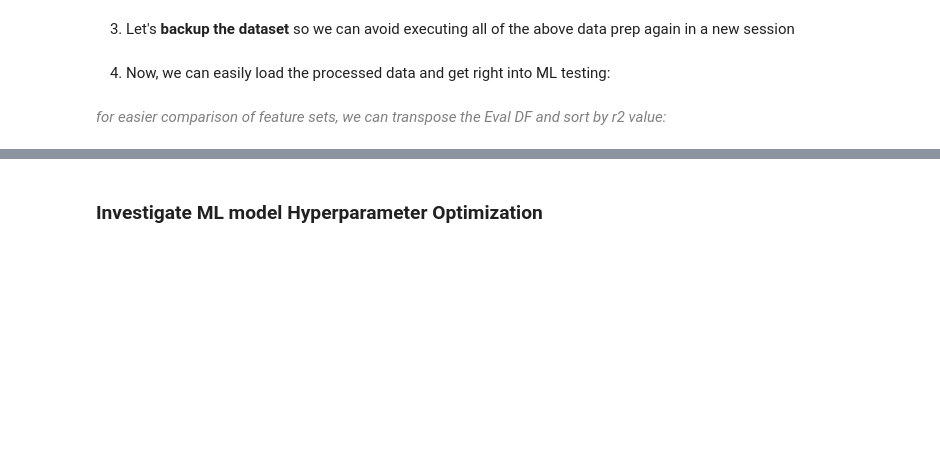
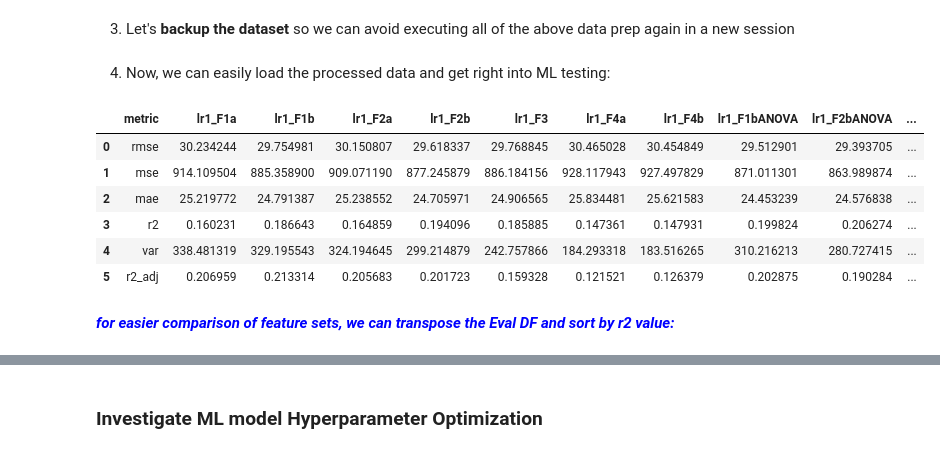
Before and after one commit to mitchism/bioavailability-ML-prediction, a Jupyter notebook: 05 - ML Trial 2.ipynb, the cells around one changed output, grey strips where cells are left out. Saved outputs shown, nothing was run; the diff lists cells and outputs as text; code cells hidden in the pictures; blank space fills up the shorter version.

```diff
--- a/05 - ML Trial 2.ipynb
+++ b/05 - ML Trial 2.ipynb
@@ -144,7 +158,7 @@ data_final.toPandas().to_pickle("bioavailability_data_final_withLabelsAndFeature
 4. Now, we can easily load the processed data and get right into ML testing:
 # %%
 # load the dataset
-data_final = pd.read_pickle("bioavailability_data_final_withLabelsAndFeaturesV1.pkl")
+data_final = pd.read_pickle("bioavailability_data_final_wVectorFeaturesV1.pkl")
 data_final = spark.createDataFrame(data_final)
 
 '''
@@ -168,7 +182,7 @@ subset = data_final.select(['Name',labelName,
                             'F1bANOVA','F2bANOVA',"features2bSs","features2bSm"])
 train,test = subset.randomSplit([0.7,0.3])
 
-#coefficients = {}
+
 i = 1
 for index,features in enumerate(allFeatures):
     featnum = ['F1a','F1b','F2a','F2b','F3','F4a','F4b','F1bANOVA','F2bANOVA','F2bSs','F2bSm']
@@ -180,64 +194,43 @@ for index,features in enumerate(allFeatures):
     '''
     modeltype = lr
     modeltypeVariantNo = '1'
     modelname = f"lr{modeltypeVariantNo}_{featnum[index]}"
 
     # FIT/TRAIN MODEL & TRANSFORM DATA
     mymodel = modeltype.fit(train)
     myresults = mymodel.transform(test)
 
-    '''
-    # Save predictions
-    export = myresults.select(['Name','prediction'])
-    export = export.withColumnRenamed('prediction',f'pred_{modelname}')
-    export = export.withColumnRenamed('Name','Name2')
-    if index == 0:
-        comparedPredictions = data_final.join(export,data_final.Name == export.Name2,how="leftouter")
-    else:
-        comparedPredictions = comparedPredictions.join(export,comparedPredictions.Name == export.Name2,how="leftouter")
-    '''
 
     # CALCULATE KEY EVALS
     from pyspark.ml.evaluation import RegressionEvaluator
     regEvaluator = RegressionEvaluator(labelCol=labelName,predictionCol='prediction')
     evalMetrics = {regEvaluator:['rmse','mse','mae','r2','var']}
     evaluation2 = []
     evaluator = regEvaluator
     for each_metric in evalMetrics[evaluator]:
         metric = each_metric
         result = evaluator.evaluate(myresults, {evaluator.metricName: metric})
         evaluation2.append((metric,result))
     r2_adj = mymodel.summary.r2adj
     evaluation2.append(('r2_adj',r2_adj))
     column0 = [x for x,y in evaluation2]
     column1 = [y for x,y in evaluation2]
     lr_df['metric'] = column0
     lr_df[modelname] = column1
 
-    '''
-    # save coefficients for each LR model
-    for k, v in data_final.schema[featuresName].metadata["ml_attr"]["attrs"].items():
-        coefficients_df = pd.DataFrame(v)
-        # print coefficient and intercept
-        #print(mymodel.coefficients, mymodel.intercept)
-        coefficients_df[modelname] = mymodel.coefficients
-        #coefficients.append(coefficients_df)
-        coefficients[i] = coefficients_df
-    '''
     i += 1
 
-# combine all coefficient tables into 1 df
-'''
-for key in range (1,8):
-    if key == 1:
-        dfx = coefficients[key]
-    elif key > 1:
-        dfx = pd.merge(dfx,coefficients[key],on='name',how='left').fillna(' ')
-    coefficients_vs_features = dfx
-'''
 lr_df.head(6)
+# %% [output]
+|  | metric | lr1_F1a | lr1_F1b | lr1_F2a | lr1_F2b | lr1_F3 | lr1_F4a | lr1_F4b | lr1_F1bANOVA | lr1_F2bANOVA | ... |
+| 0 | rmse | 30.234244 | 29.754981 | 30.150807 | 29.618337 | 29.768845 | 30.465028 | 30.454849 | 29.512901 | 29.393705 | ... |
+| 1 | mse | 914.109504 | 885.358900 | 909.071190 | 877.245879 | 886.184156 | 928.117943 | 927.497829 | 871.011301 | 863.989874 | ... |
+| 2 | mae | 25.219772 | 24.791387 | 25.238552 | 24.705971 | 24.906565 | 25.834481 | 25.621583 | 24.453239 | 24.576838 | ... |
+| 3 | r2 | 0.160231 | 0.186643 | 0.164859 | 0.194096 | 0.185885 | 0.147361 | 0.147931 | 0.199824 | 0.206274 | ... |
+| 4 | var | 338.481319 | 329.195543 | 324.194645 | 299.214879 | 242.757866 | 184.293318 | 183.516265 | 310.216213 | 280.727415 | ... |
+| 5 | r2_adj | 0.206959 | 0.213314 | 0.205683 | 0.201723 | 0.159328 | 0.121521 | 0.126379 | 0.202875 | 0.190284 | ... |
 # %% [markdown]
-<font color='gray'> _for easier comparison of feature sets, we can transpose the Eval DF and sort by r2 value:_ </font>
+<font color='blue'> ___for easier comparison of feature sets, we can transpose the Eval DF and sort by r2 value:___ </font>
 # %%
 # best features in terms of r2:
 testx = lr_df.set_index('metric')
```
Also changed, not shown: parts of 11 cells of this notebook, 11 other files.
